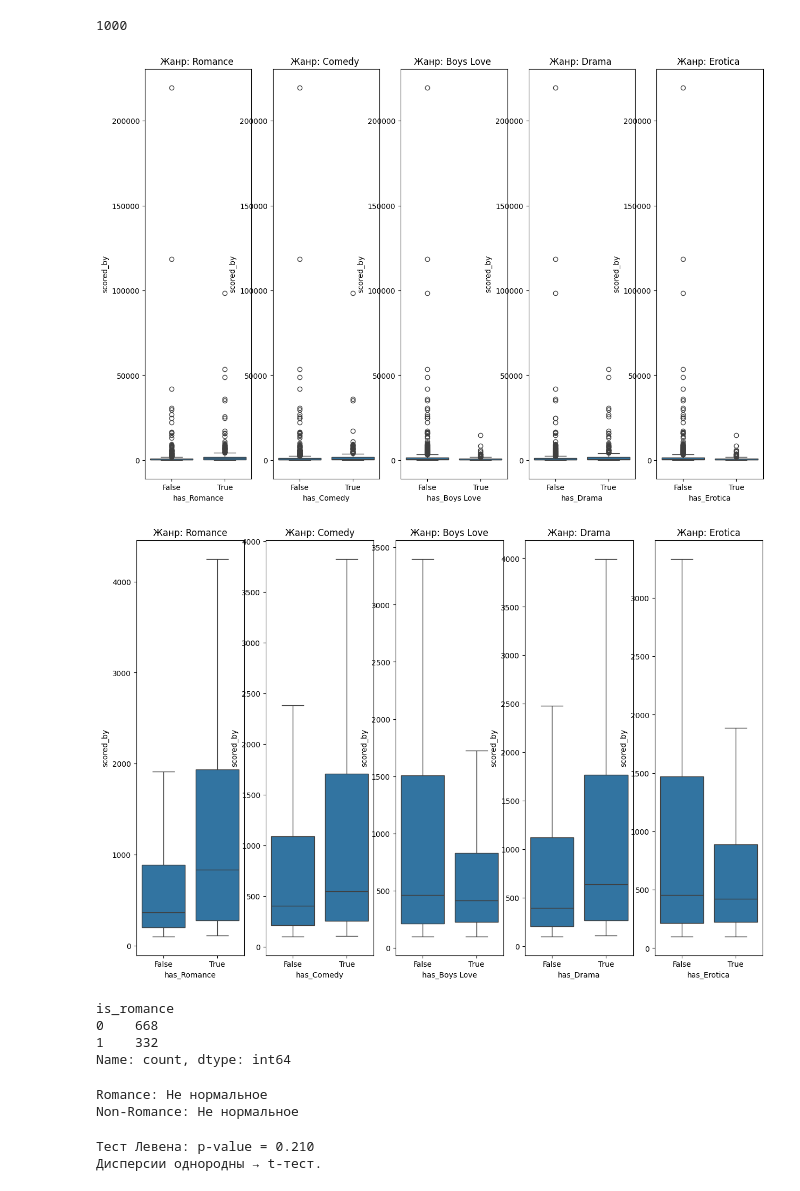
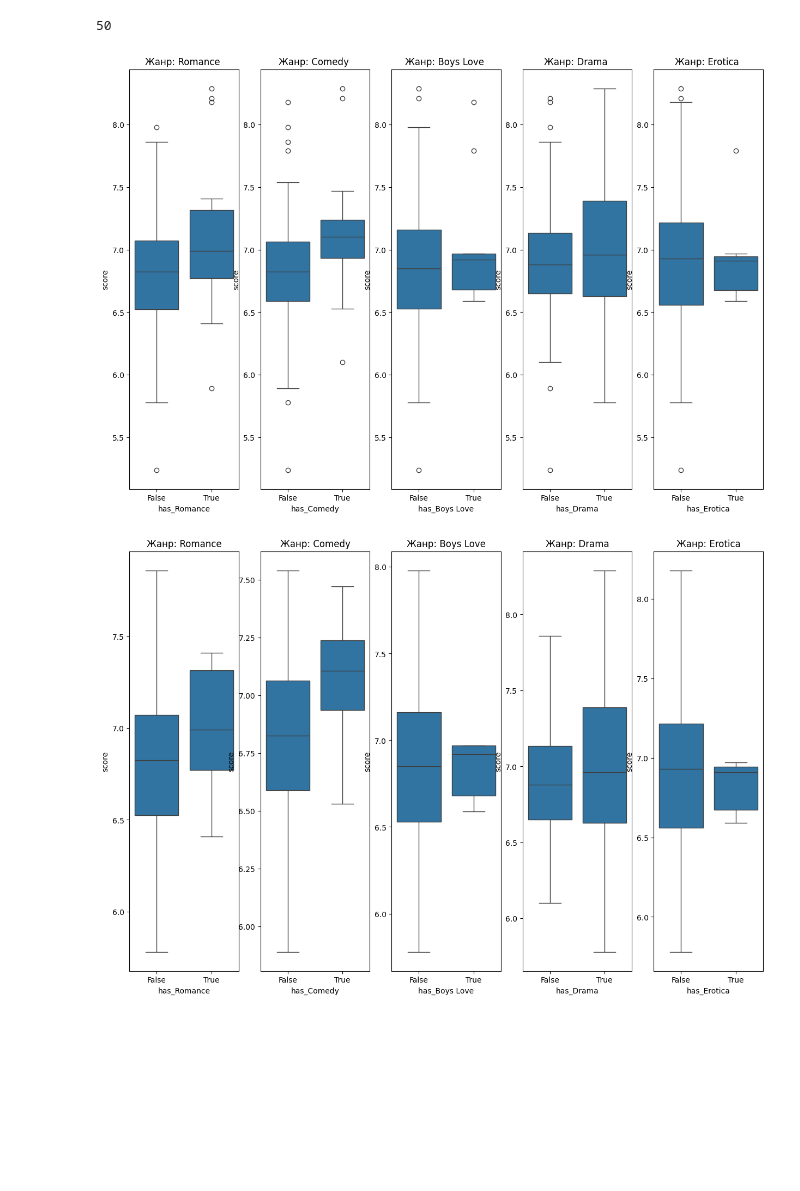
Before and after one commit to Slava55555/EconometricsAndStatistics, a Jupyter notebook: scripts/lab5.ipynb, the cells around one changed output. Saved outputs shown, nothing was run; the diff lists cells and outputs as text; code cells hidden in the pictures; blank space fills up the shorter version.

```diff
--- a/scripts/lab5.ipynb
+++ b/scripts/lab5.ipynb
@@ -14,54 +14,24 @@ from statsmodels.stats.multicomp import pairwise_tukeyhsd
 # %%
 # load data
 %store -r data top_genres top_themes
-
+pd.set_option('display.float_format', '{:.3f}'.format)
+data = data.sample(n=50,random_state=1)
 top_genres = top_genres['Genre'].unique()
 print(len(data))
 # %% [output]
-1000
+50
 # %%
 fig, axes = plt.subplots(1, len(top_genres),figsize=(15, 10))  # 1 строкa, 5 столбцов
 for i, genre in enumerate(top_genres):
     data[f'has_{genre}'] = data['genres'].apply(lambda x: genre in x)
-    sns.boxplot(x=f'has_{genre}', y='scored_by', data=data, ax=axes[i])
+    sns.boxplot(x=f'has_{genre}', y='score', data=data, ax=axes[i])
     axes[i].set_title(f'Жанр: {genre} ')
 # %% [output]
-[figure, old version]
+[figure, new version]
 # %%
 fig, axes = plt.subplots(1, len(top_genres),figsize=(15, 10))  # 1 строкa, 5 столбцов
 for i, genre in enumerate(top_genres):
-    data[f'has_{genre}'] = data['genres'].apply(lambda x: genre in x)
-    sns.boxplot(x=f'has_{genre}', y='scored_by', data=data, ax=axes[i], showfliers=False)
+    sns.boxplot(x=f'has_{genre}', y='score', data=data, ax=axes[i],showfliers=False)
     axes[i].set_title(f'Жанр: {genre}')
 # %% [output]
-[figure, old version]
+[figure, new version]
-# %%
-data['is_romance'] = data['genres'].apply(lambda x: 1 if 'Romance' in x else 0)
-print(data['is_romance'].value_counts())
-romance_scores = data[data['is_romance'] == 1]['scored_by']
-non_romance_scores = data[data['is_romance'] == 0]['scored_by']
-# %% [output]
-is_romance
-0    668
-1    332
-Name: count, dtype: int64
-# %%
-# Проверка нормальности
-_, p_romance = sts.shapiro(romance_scores)
-_, p_non_romance = sts.shapiro(non_romance_scores)
-print(f"Romance: {'Нормальное' if p_romance > 0.05 else 'Не нормальное'}")
-print(f"Non-Romance: {'Нормальное' if p_non_romance > 0.05 else 'Не нормальное'}")
-# %% [output]
-Romance: Не нормальное
-Non-Romance: Не нормальное
-# %%
-# Проверка гомогенности дисперсий (Левене)
-_, p_levene = sts.levene(romance_scores, non_romance_scores)
-print(f"\nТест Левена: p-value = {p_levene:.3f}")
-if p_levene > 0.05:
-    print("Дисперсии однородны → t-тест.")
-else:
-    print("Дисперсии неоднородны → тест Уэлча.")
-# %% [output]
-Тест Левена: p-value = 0.210
-Дисперсии однородны → t-тест.
```
Also changed, not shown: parts of 5 cells of this notebook.
